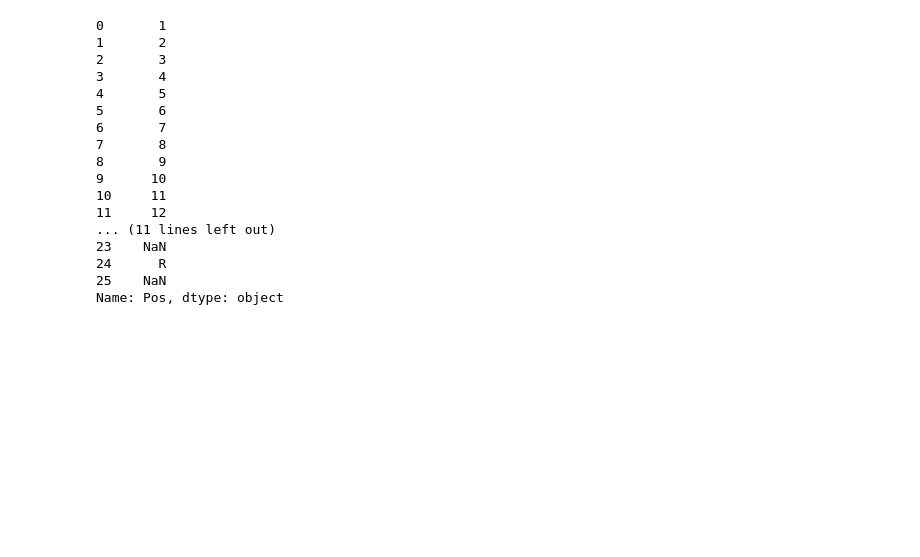
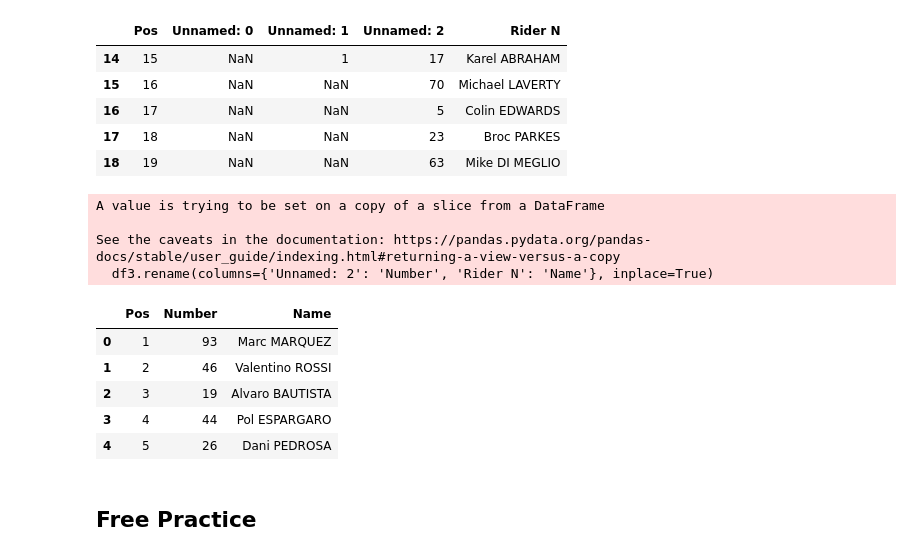
Before and after one commit to aeross/MotoGP-Free-Practice-Analyser, a Jupyter notebook: code/preprocess.ipynb, the cells around one changed output. Saved outputs shown, nothing was run; the diff lists cells and outputs as text; code cells hidden in the pictures; blank space fills up the shorter version.

Commit message:
free practice data preprocessing

```diff
--- a/code/preprocess.ipynb
+++ b/code/preprocess.ipynb
@@ -33,22 +36,31 @@ WARNING: Using fallback font 'LiberationSans' for 'Arial-ItalicMT'
 | 25 | NaN | NaN | NaN | NaN | Fastest L |
 # %%
 # remove all instances of 'Pos' that are not an integer
+df2 = df[pd.to_numeric(df['Pos'], errors='coerce').notnull()]
+df2.tail()
 # %% [output]
-0       1
-1       2
-2       3
-3       4
-4       5
-5       6
-6       7
-7       8
-8       9
-9      10
-10     11
-11     12
-... (11 lines left out)
-23    NaN
-24      R
-25    NaN
-Name: Pos, dtype: object
+|  | Pos | Unnamed: 0 | Unnamed: 1 | Unnamed: 2 | Rider N |
+| 14 | 15 | NaN | 1 | 17 | Karel ABRAHAM |
+| 15 | 16 | NaN | NaN | 70 | Michael LAVERTY |
+| 16 | 17 | NaN | NaN | 5 | Colin EDWARDS |
+| 17 | 18 | NaN | NaN | 23 | Broc PARKES |
+| 18 | 19 | NaN | NaN | 63 | Mike DI MEGLIO |
+# %%
+# remove unnecessary columns (which are the 2nd and 3rd columns)
+df3 = df2[['Pos', 'Unnamed: 2', 'Rider N']]
+df3.rename(columns={'Unnamed: 2': 'Number', 'Rider N': 'Name'}, inplace=True)
+df3.head()
+# %% [output]
+A value is trying to be set on a copy of a slice from a DataFrame
+
+See the caveats in the documentation: https://pandas.pydata.org/pandas-docs/stable/user_guide/indexing.html#returning-a-view-versus-a-copy
+  df3.rename(columns={'Unnamed: 2': 'Number', 'Rider N': 'Name'}, inplace=True)
+|  | Pos | Number | Name |
+| 0 | 1 | 93 | Marc MARQUEZ |
+| 1 | 2 | 46 | Valentino ROSSI |
+| 2 | 3 | 19 | Alvaro BAUTISTA |
+| 3 | 4 | 44 | Pol ESPARGARO |
+| 4 | 5 | 26 | Dani PEDROSA |
+# %% [markdown]
+## Free Practice
 # %%
```
Also changed, not shown: parts of 13 cells of this notebook.
